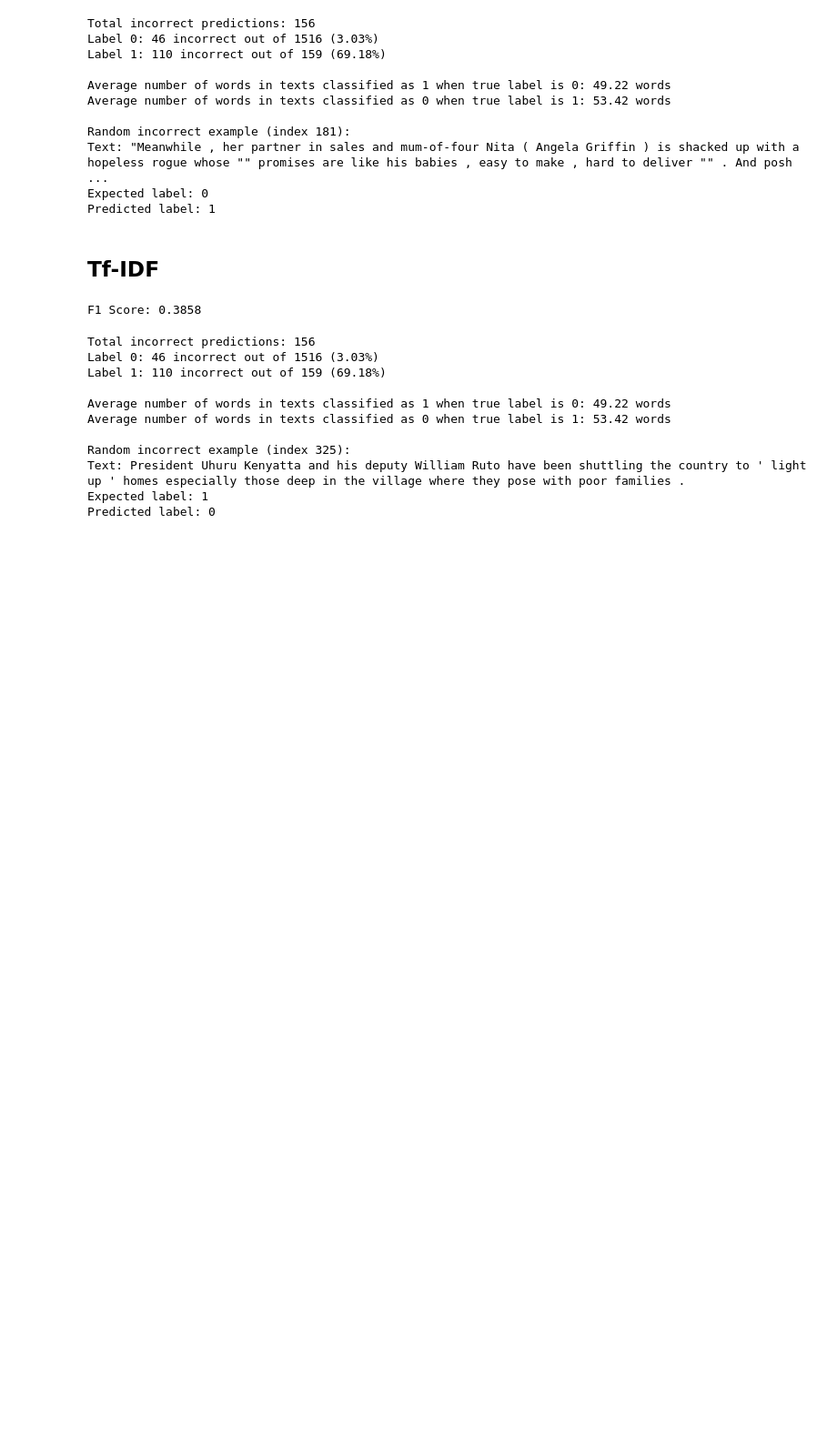
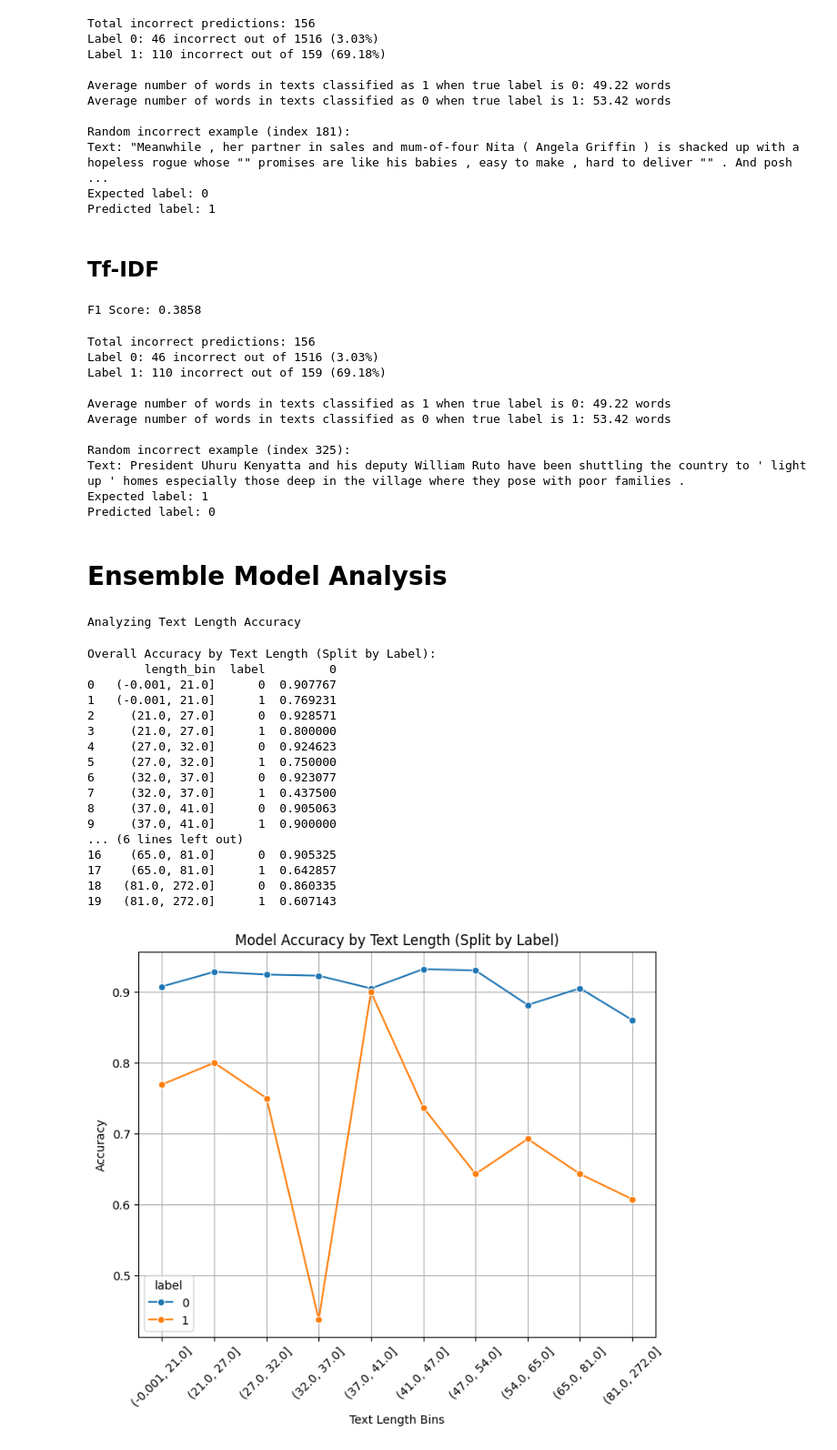
Before and after one commit to D0m-inic/NLP_CW, a Jupyter notebook: NLP_CW.ipynb, the cells around one changed output. Shown at 91% size. Cells and saved outputs as stored; diff of their text form; code cells hidden in the pictures; blank space fills up the shorter version.

Commit message:
Results Analysis

```diff
--- a/NLP_CW.ipynb
+++ b/NLP_CW.ipynb
@@ -921,13 +880,10 @@ def train_ensemble(model, train_loader, val_loader, optimizer, criterion, num_ep
 print("Using device", device)
 
 train_weights = get_class_weights(augmented_train_set)
-# val_weights = get_class_weights(internal_val_df)
 
 train_weights_np = train_weights.numpy()
-# val_weights_np = val_weights.numpy()
 
 print(f"[DEBUG] First 10 Training Weights: {train_weights_np[:10]}")
-# print(f"[DEBUG] First 10 Validation Weights: {val_weights_np[:10]}")
 
 # Class weighted sampler
 train_sampler = WeightedRandomSampler(weights=train_weights, num_samples=len(augmented_train_set[augmented_train_set['label'] == 1]), replacement=True)
@@ -937,8 +893,8 @@ train_sampler = WeightedRandomSampler(weights=train_weights, num_samples=len(aug
 trainset = CustomDataset(augmented_train_set, roberta_tokenizer, deberta_tokenizer)
 valset = CustomDataset(internal_val_df, roberta_tokenizer, deberta_tokenizer)
 
-train_loader = DataLoader(trainset, sampler=train_sampler, batch_size=4, num_workers=2, pin_memory=True)
-val_loader = DataLoader(valset, shuffle=False, batch_size=4, num_workers=2, pin_memory=True)
+train_loader = DataLoader(trainset, sampler=train_sampler, batch_size=16, num_workers=2, pin_memory=True)
+val_loader = DataLoader(valset, shuffle=False, batch_size=16, num_workers=2, pin_memory=True)
 
 # Initialize model and optimizers
 ensemble_model = RobertaDebertaEnsemble(roberta_model, deberta_model)
@@ -1481,3 +1459,5 @@ Random incorrect example (index 325):
 Text: President Uhuru Kenyatta and his deputy William Ruto have been shuttling the country to ' light up ' homes especially those deep in the village where they pose with poor families .
 Expected label: 1
 Predicted label: 0
+# %% [markdown]
+# Ensemble Model Analysis
@@ -1483,0 +1470,53 @@ Predicted label: 0
+# %%
+def analyze_text_length_accuracy(model, df, tokenizer_roberta, tokenizer_deberta, device):
+    """Analyze model accuracy across different text lengths, split by positive and negative labels."""
+    # Compute text lengths
+    df['text_length'] = df['text'].apply(lambda x: len(x.split()))
+
+    # Get model predictions
+    predictions = predict_ensemble(model, df['text'].tolist(), tokenizer_roberta, tokenizer_deberta, device)
+    df['prediction'] = predictions
+
+    # Compute accuracy for each text length bin, split by label
+    df['length_bin'] = pd.qcut(df['text_length'], q=10, duplicates='drop')
+    accuracy_by_length = df.groupby(['length_bin', 'label']).apply(lambda x: accuracy_score(x['label'], x['prediction'])).reset_index()
+
+    # Print overall stats
+    print("Overall Accuracy by Text Length (Split by Label):")
+    print(accuracy_by_length)
+
+    # Convert 'length_bin' to string for plotting
+    accuracy_by_length['length_bin'] = accuracy_by_length['length_bin'].astype(str)
+
+    # Plot accuracy vs. text length
+    plt.figure(figsize=(8,6))
+    sns.lineplot(data=accuracy_by_length, x='length_bin', y=0, hue='label', marker='o')
+    plt.xlabel("Text Length Bins")
+    plt.ylabel("Accuracy")
+    plt.title("Model Accuracy by Text Length (Split by Label)")
+    plt.xticks(rotation=45)
+    plt.grid()
+    plt.show()
+
+print("Analyzing Text Length Accuracy")
+analyze_text_length_accuracy(ensemble_model, internal_test_df, roberta_tokenizer, deberta_tokenizer, device)
+# %% [output]
+Analyzing Text Length Accuracy
+Overall Accuracy by Text Length (Split by Label):
+        length_bin  label         0
+0   (-0.001, 21.0]      0  0.907767
+1   (-0.001, 21.0]      1  0.769231
+2     (21.0, 27.0]      0  0.928571
+3     (21.0, 27.0]      1  0.800000
+4     (27.0, 32.0]      0  0.924623
+5     (27.0, 32.0]      1  0.750000
+6     (32.0, 37.0]      0  0.923077
+7     (32.0, 37.0]      1  0.437500
+8     (37.0, 41.0]      0  0.905063
+9     (37.0, 41.0]      1  0.900000
+... (6 lines left out)
+16    (65.0, 81.0]      0  0.905325
+17    (65.0, 81.0]      1  0.642857
+18   (81.0, 272.0]      0  0.860335
+19   (81.0, 272.0]      1  0.607143
+[figure, added]
```
Also changed, not shown: parts of 13 cells of this notebook.
